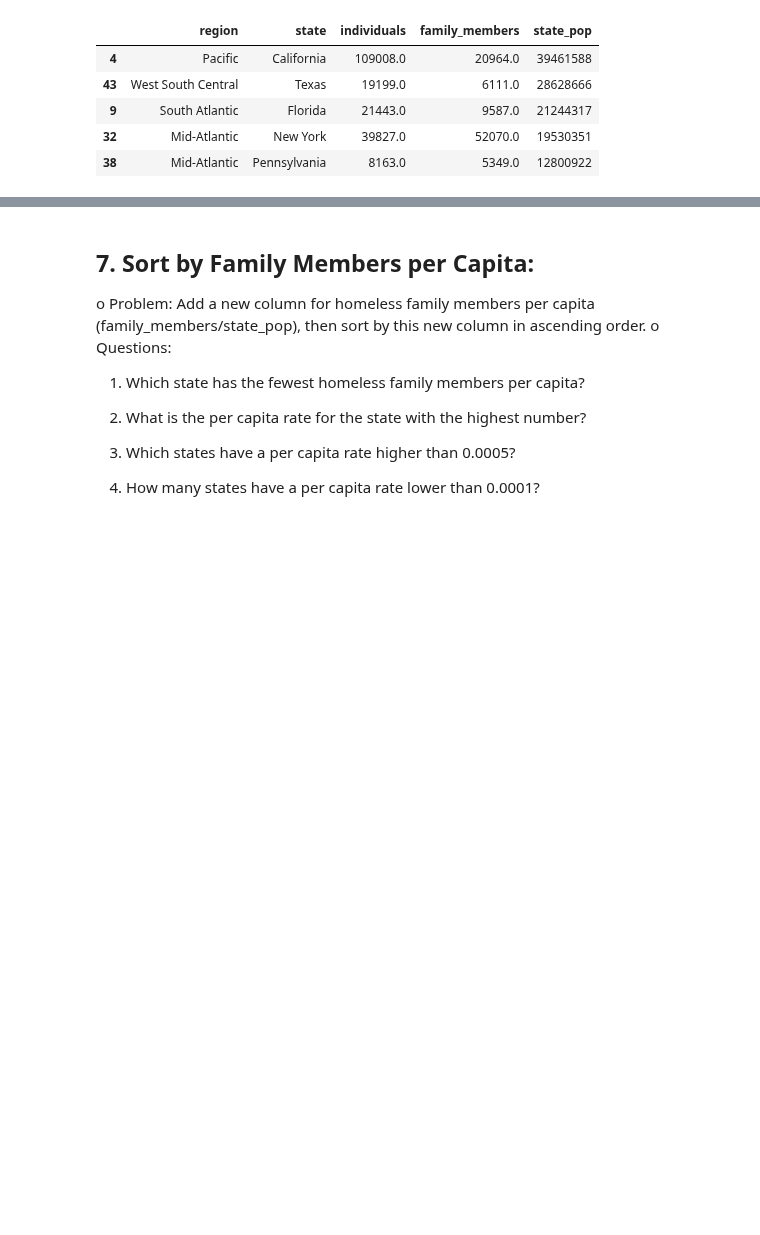
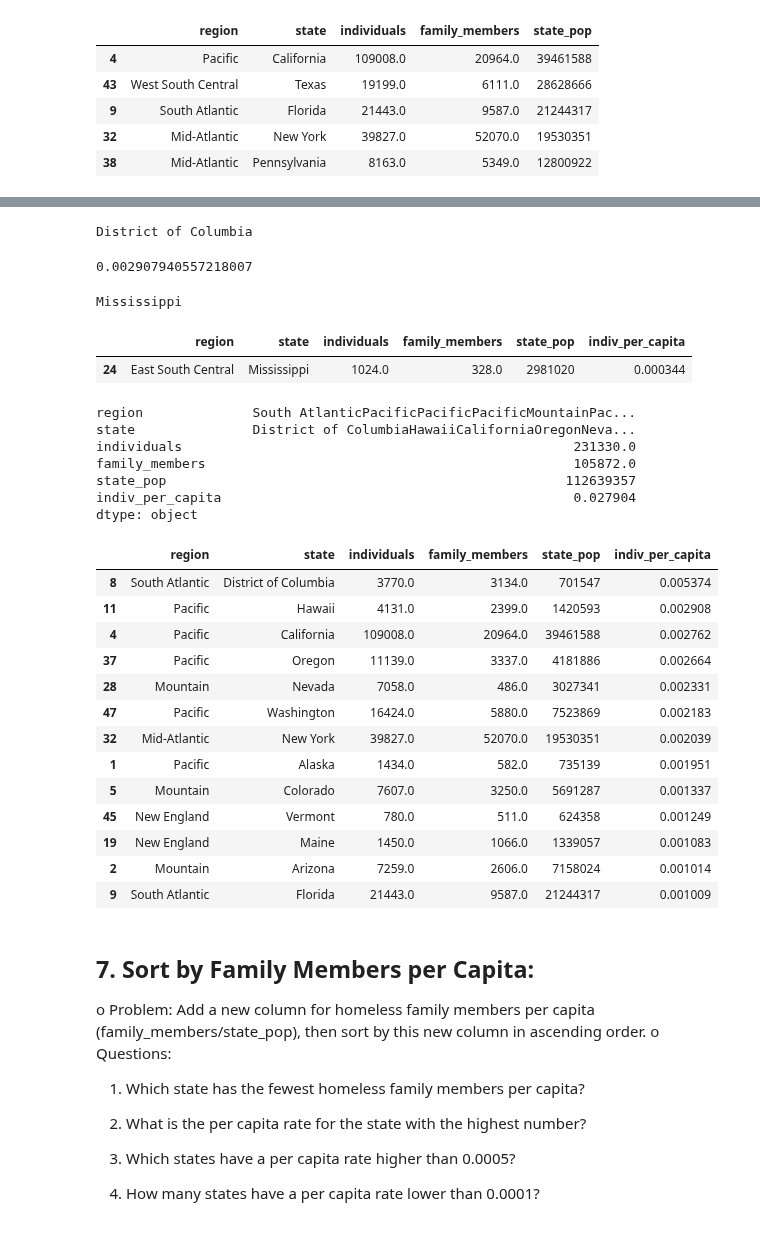
Before and after one commit to S827/python-programs, a Jupyter notebook: EDAPractice/DMWithPandas/CH1_TransformingDataframes/Homelessness_Exercise.ipynb, the cells around one changed output, grey strips where cells are left out. Drawn from its saved outputs; the diff is of its cells as text; code cells hidden in the pictures; blank space fills up the shorter version.

```diff
--- a/EDAPractice/DMWithPandas/CH1_TransformingDataframes/Homelessness_Exercise.ipynb
+++ b/EDAPractice/DMWithPandas/CH1_TransformingDataframes/Homelessness_Exercise.ipynb
@@ -300,3 +399,7 @@ o	Questions:
 3.	Which state has the lowest number of homeless individuals per capita?
 
 4.	How many states have a per capita rate higher than 0.001?
+# %%
+homeless['indiv_per_capita'] = homeless['individuals'] / homeless['state_pop']
+hl_indiv_per_cap = homeless.sort_values('indiv_per_capita', ascending=False)
+hl_indiv_per_cap.head()
@@ -303,3 +413,51 @@ o	Questions:
+# %%
+# 1.	Which state has the highest number of homeless individuals per capita?
+st_hi_hl_indi_per_cap = hl_indiv_per_cap.iloc[0, 1]
+print(st_hi_hl_indi_per_cap)
+# %% [output]
+District of Columbia
+# %%
+# 2.	What is the per capita rate for the state with the second-highest number?
+per_cap_st_2nd_hi = hl_indiv_per_cap.iloc[1, 5]
+print(per_cap_st_2nd_hi)
+# %% [output]
+0.002907940557218007
+# %%
+# 3.	Which state has the lowest number of homeless individuals per capita?
+st_low_hl_ind_per_cap = hl_indiv_per_cap.iloc[-1, 1]
+print(st_low_hl_ind_per_cap)
+hl_indiv_per_cap.tail(1)
+# %% [output]
+Mississippi
+|  | region | state | individuals | family_members | state_pop | indiv_per_capita |
+| 24 | East South Central | Mississippi | 1024.0 | 328.0 | 2981020 | 0.000344 |
+# %%
+# 4.	How many states have a per capita rate higher than 0.001?
+count_st_per_cap_hl_ind_gt_1 = (hl_indiv_per_cap[hl_indiv_per_cap['indiv_per_capita'] > 0.001]).sum()
+print(count_st_per_cap_hl_ind_gt_1)
+hl_indiv_per_cap[hl_indiv_per_cap['indiv_per_capita'] > 0.001]
+# %% [output]
+region              South AtlanticPacificPacificPacificMountainPac...
+state               District of ColumbiaHawaiiCaliforniaOregonNeva...
+individuals                                                  231330.0
+family_members                                               105872.0
+state_pop                                                   112639357
+indiv_per_capita                                             0.027904
+dtype: object
+|  | region | state | individuals | family_members | state_pop | indiv_per_capita |
+| 8 | South Atlantic | District of Columbia | 3770.0 | 3134.0 | 701547 | 0.005374 |
+| 11 | Pacific | Hawaii | 4131.0 | 2399.0 | 1420593 | 0.002908 |
+| 4 | Pacific | California | 109008.0 | 20964.0 | 39461588 | 0.002762 |
+| 37 | Pacific | Oregon | 11139.0 | 3337.0 | 4181886 | 0.002664 |
+| 28 | Mountain | Nevada | 7058.0 | 486.0 | 3027341 | 0.002331 |
+| 47 | Pacific | Washington | 16424.0 | 5880.0 | 7523869 | 0.002183 |
+| 32 | Mid-Atlantic | New York | 39827.0 | 52070.0 | 19530351 | 0.002039 |
+| 1 | Pacific | Alaska | 1434.0 | 582.0 | 735139 | 0.001951 |
+| 5 | Mountain | Colorado | 7607.0 | 3250.0 | 5691287 | 0.001337 |
+| 45 | New England | Vermont | 780.0 | 511.0 | 624358 | 0.001249 |
+| 19 | New England | Maine | 1450.0 | 1066.0 | 1339057 | 0.001083 |
+| 2 | Mountain | Arizona | 7259.0 | 2606.0 | 7158024 | 0.001014 |
+| 9 | South Atlantic | Florida | 21443.0 | 9587.0 | 21244317 | 0.001009 |
 # %% [markdown]
 ## 7.	Sort by Family Members per Capita:
 o	Problem: Add a new column for homeless family members per capita (family_members/state_pop), then sort by this new column in ascending order.
```
Also changed, not shown: parts of 6 cells of this notebook, 3 other files.
